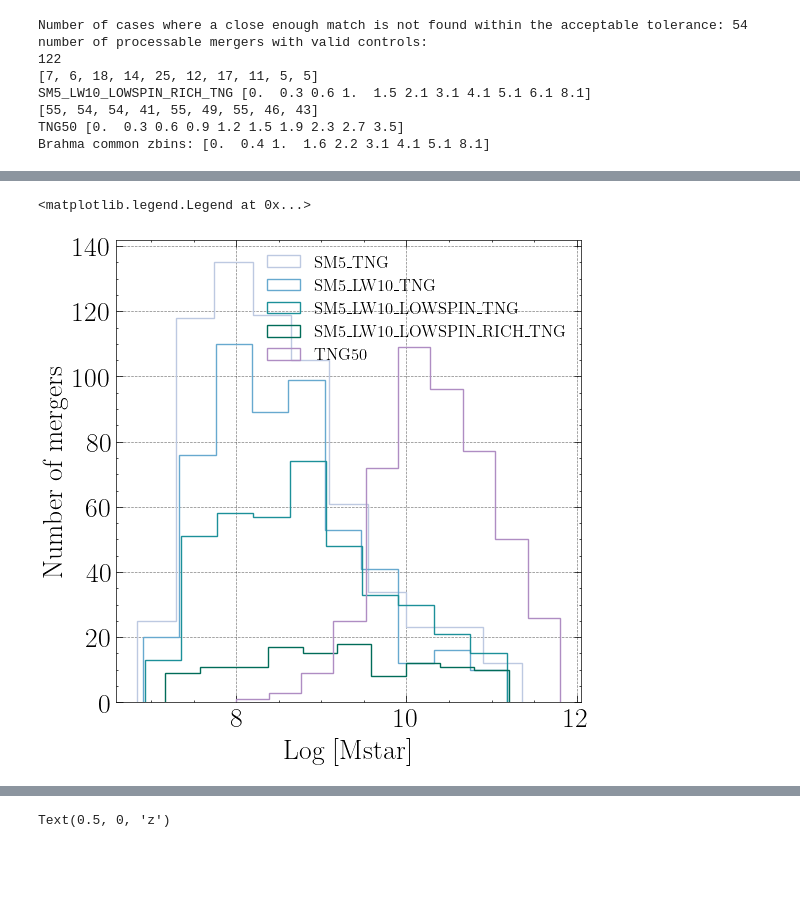
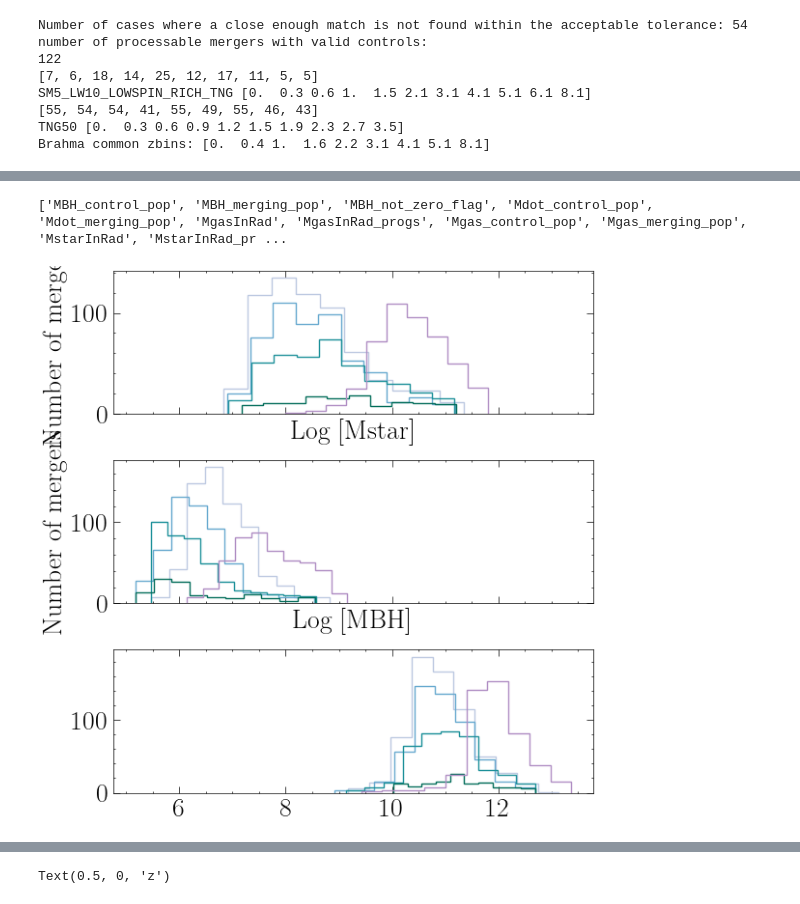
Before and after one commit to pranav-satheesh/host_galaxies, a Jupyter notebook: notebooks/enhancement_plot_notebooks/TNG50_and_brahma_mergers_w_z_analysis.ipynb, the cells around one changed output, grey strips where cells are left out. Drawn from its saved outputs; the diff is of its cells as text; code cells hidden in the pictures; blank space fills up the shorter version.

Commit message:
control and population plots updated for the paper

```diff
--- a/notebooks/enhancement_plot_notebooks/TNG50_and_brahma_mergers_w_z_analysis.ipynb
+++ b/notebooks/enhancement_plot_notebooks/TNG50_and_brahma_mergers_w_z_analysis.ipynb
@@ -122,14 +122,22 @@ ax.legend()
+# %%
+print(dir(sim_objs['TNG50']))
+# %% [output]
+['MBH_control_pop', 'MBH_merging_pop', 'MBH_not_zero_flag', 'Mdot_control_pop', 'Mdot_merging_pop', 'MgasInRad', 'MgasInRad_progs', 'Mgas_control_pop', 'Mgas_merging_pop', 'MstarInRad', 'MstarInRad_pr ...
 # %%
 hostplot.set_plot_style(linewidth=5, titlesize=20,labelsize=20,ticksize=5,legendsize=12)
-fig,ax = plt.subplots(1,1,figsize=(6,6),sharex=True)
+fig,axes = plt.subplots(3,1,figsize=(6,6),sharex=True)
 for i,sim in enumerate(sim_names):
-    ax.hist(np.log10(sim_objs[sim].Mstar_merging_pop),bins=10,histtype='step',color=sim_colors[i],label=sim)
-ax.set_xlabel('Log [Mstar]')
-ax.set_ylabel('Number of mergers')
+    axes[0].hist(np.log10(sim_objs[sim].Mstar_merging_pop),bins=10,histtype='step',color=sim_colors[i],label=sim)
+    axes[1].hist(np.log10(sim_objs[sim].MBH_merging_pop),bins=10,histtype='step',color=sim_colors[i],label=sim)
+    axes[2].hist(np.log10(sim_objs[sim].Msubhalo_merging_pop*1e10/0.60),bins=10,histtype='step',color=sim_colors[i],label=sim)
+axes[0].set_xlabel('Log [Mstar]')
+axes[0].set_ylabel('Number of mergers')
+axes[1].set_xlabel('Log [MBH]')
+axes[1].set_ylabel('Number of mergers')
 
 #shade the 0-0.1 region
-#ax.axvspan(0, 0.1, color='gray', alpha=0.5,label='Minor mergers')
+#axes[1].axvspan(0, 0.1, color='gray', alpha=0.5,label='Minor mergers')
 ax.legend()
+fig.tight_layout()
 # %% [output]
-<matplotlib.legend.Legend at 0x...>
-[figure, old version]
+[figure, new version]
```
Also changed, not shown: parts of 5 cells of this notebook, 42 other files.
